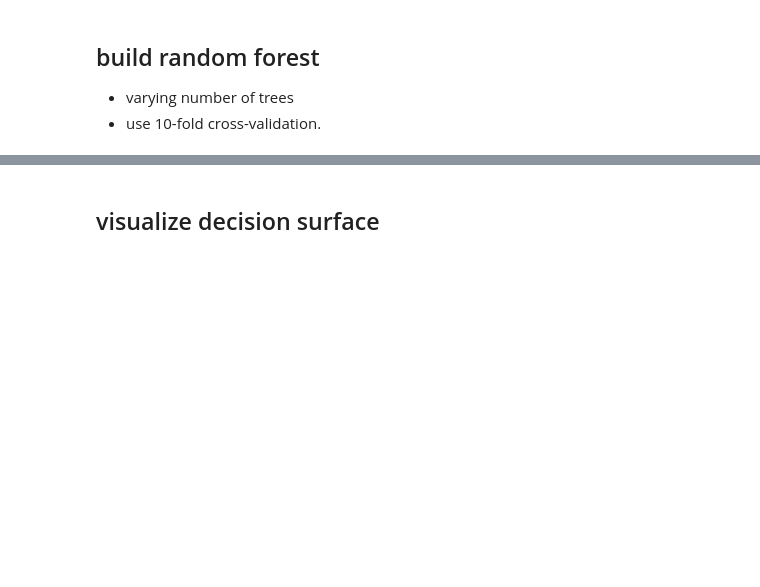
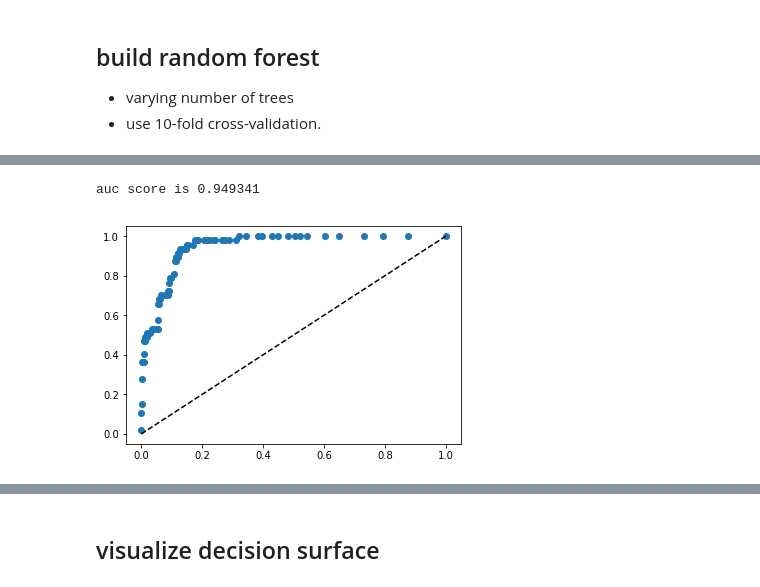
Before and after one commit to yongsingyou/wine-quality, a Jupyter notebook: wine quality.ipynb, the cells around one changed output, grey strips where cells are left out. Saved outputs shown, nothing was run; the diff lists cells and outputs as text; code cells hidden in the pictures; blank space fills up the shorter version.

```diff
--- a/wine quality.ipynb
+++ b/wine quality.ipynb
@@ -225,3 +225,15 @@ avg / total       0.89      0.90      0.89       320
+# %%
+prob_random_clf = random_clf.predict_proba(X_test)
+
+fpr_grd, tpr_grd, _ = roc_curve(y_test, prob_random_clf[:,1])
+plt.plot(fpr_grd,tpr_grd,'o')
+plt.plot([0, 1], [0, 1], 'k--')
+
+auc_score = roc_auc_score(y_test, pred_random_clf[:,1])
+print('auc score is %f'% auc_score)
+# %% [output]
+auc score is 0.949341
+[figure, added]
 # %%
 # identifying the most important factors.
 list_importance = random_clf.feature_importances_
```
Also changed, not shown: parts of 7 cells of this notebook.
